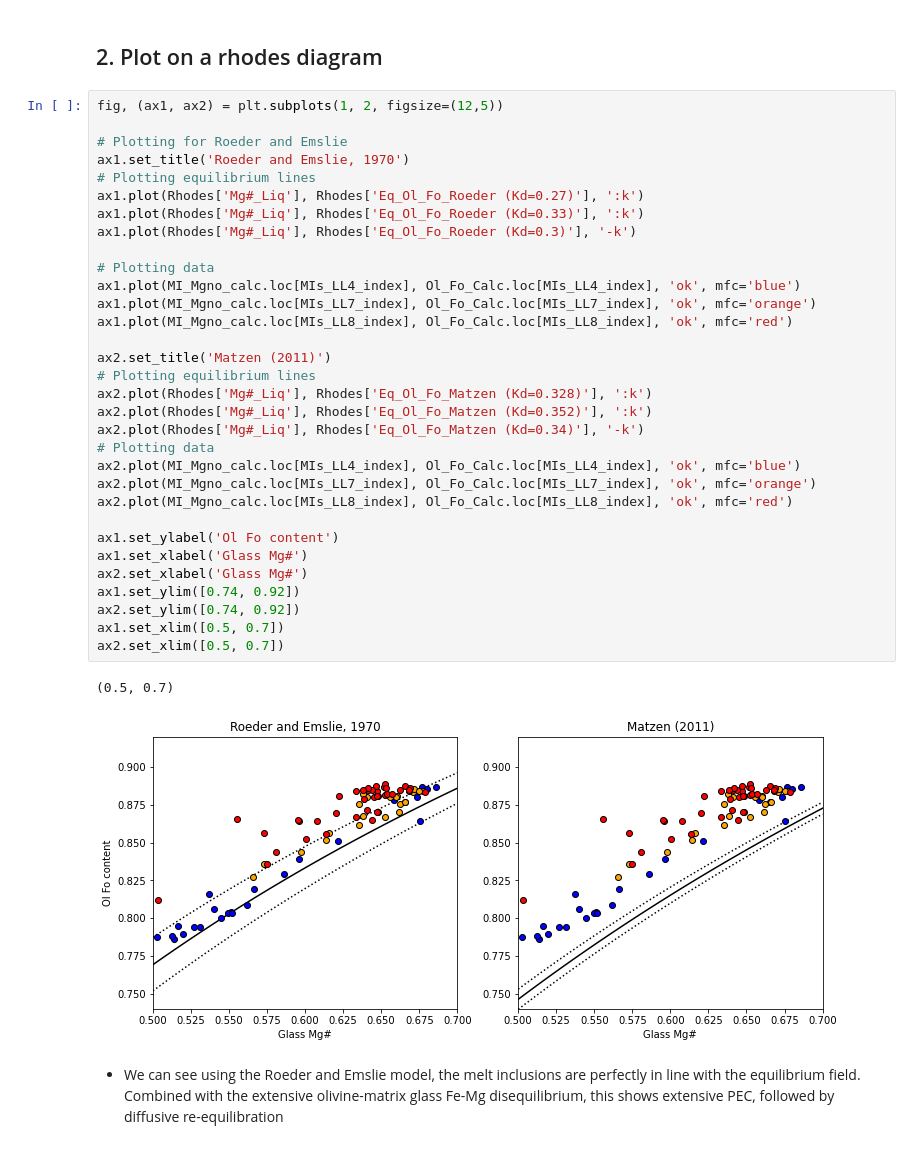
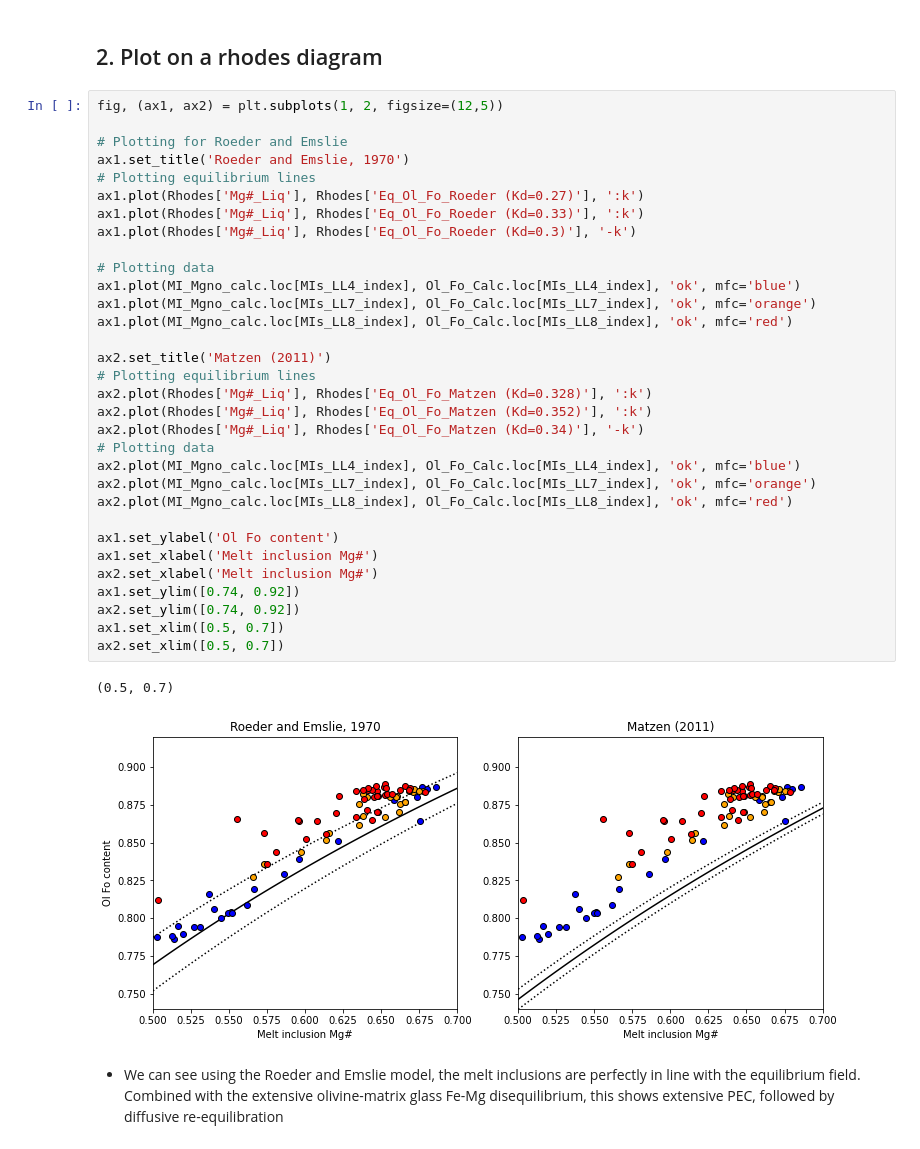
Before and after one commit to PennyWieser/Thermobar, a Jupyter notebook: docs/Examples/Melt_Inclusion_FeMg_Equilibrium/Ol_Melt_Inclusion_Mg_Fe_Eq_MultipleSamples.ipynb, the cells around one changed output. Drawn from its saved outputs; the diff is of its cells as text.

```diff
--- a/docs/Examples/Melt_Inclusion_FeMg_Equilibrium/Ol_Melt_Inclusion_Mg_Fe_Eq_MultipleSamples.ipynb
+++ b/docs/Examples/Melt_Inclusion_FeMg_Equilibrium/Ol_Melt_Inclusion_Mg_Fe_Eq_MultipleSamples.ipynb
@@ -148,36 +148,36 @@ fig, (ax1, ax2) = plt.subplots(1, 2, figsize=(12,5))
 
 # Plotting for Roeder and Emslie
 ax1.set_title('Roeder and Emslie, 1970')
 # Plotting equilibrium lines
 ax1.plot(Rhodes['Mg#_Liq'], Rhodes['Eq_Ol_Fo_Roeder (Kd=0.27)'], ':k')
 ax1.plot(Rhodes['Mg#_Liq'], Rhodes['Eq_Ol_Fo_Roeder (Kd=0.33)'], ':k')
 ax1.plot(Rhodes['Mg#_Liq'], Rhodes['Eq_Ol_Fo_Roeder (Kd=0.3)'], '-k')
 
 # Plotting data
 ax1.plot(MI_Mgno_calc.loc[MIs_LL4_index], Ol_Fo_Calc.loc[MIs_LL4_index], 'ok', mfc='blue')
 ax1.plot(MI_Mgno_calc.loc[MIs_LL7_index], Ol_Fo_Calc.loc[MIs_LL7_index], 'ok', mfc='orange')
 ax1.plot(MI_Mgno_calc.loc[MIs_LL8_index], Ol_Fo_Calc.loc[MIs_LL8_index], 'ok', mfc='red')
 
 ax2.set_title('Matzen (2011)')
 # Plotting equilibrium lines
 ax2.plot(Rhodes['Mg#_Liq'], Rhodes['Eq_Ol_Fo_Matzen (Kd=0.328)'], ':k')
 ax2.plot(Rhodes['Mg#_Liq'], Rhodes['Eq_Ol_Fo_Matzen (Kd=0.352)'], ':k')
 ax2.plot(Rhodes['Mg#_Liq'], Rhodes['Eq_Ol_Fo_Matzen (Kd=0.34)'], '-k')
 # Plotting data
 ax2.plot(MI_Mgno_calc.loc[MIs_LL4_index], Ol_Fo_Calc.loc[MIs_LL4_index], 'ok', mfc='blue')
 ax2.plot(MI_Mgno_calc.loc[MIs_LL7_index], Ol_Fo_Calc.loc[MIs_LL7_index], 'ok', mfc='orange')
 ax2.plot(MI_Mgno_calc.loc[MIs_LL8_index], Ol_Fo_Calc.loc[MIs_LL8_index], 'ok', mfc='red')
 
 ax1.set_ylabel('Ol Fo content')
-ax1.set_xlabel('Glass Mg#')
-ax2.set_xlabel('Glass Mg#')
+ax1.set_xlabel('Melt inclusion Mg#')
+ax2.set_xlabel('Melt inclusion Mg#')
 ax1.set_ylim([0.74, 0.92])
 ax2.set_ylim([0.74, 0.92])
 ax1.set_xlim([0.5, 0.7])
 ax2.set_xlim([0.5, 0.7])
 # %% [output]
 (0.5, 0.7)
-[figure, old version]
+[figure, new version]
 # %% [markdown]
 - We can see using the Roeder and Emslie model, the melt inclusions are perfectly in line with the equilibrium field. Combined with the extensive olivine-matrix glass Fe-Mg disequilibrium, this shows extensive PEC, followed by diffusive re-equilibration
 # %% [markdown]
```
Also changed, not shown: 1 other file.
